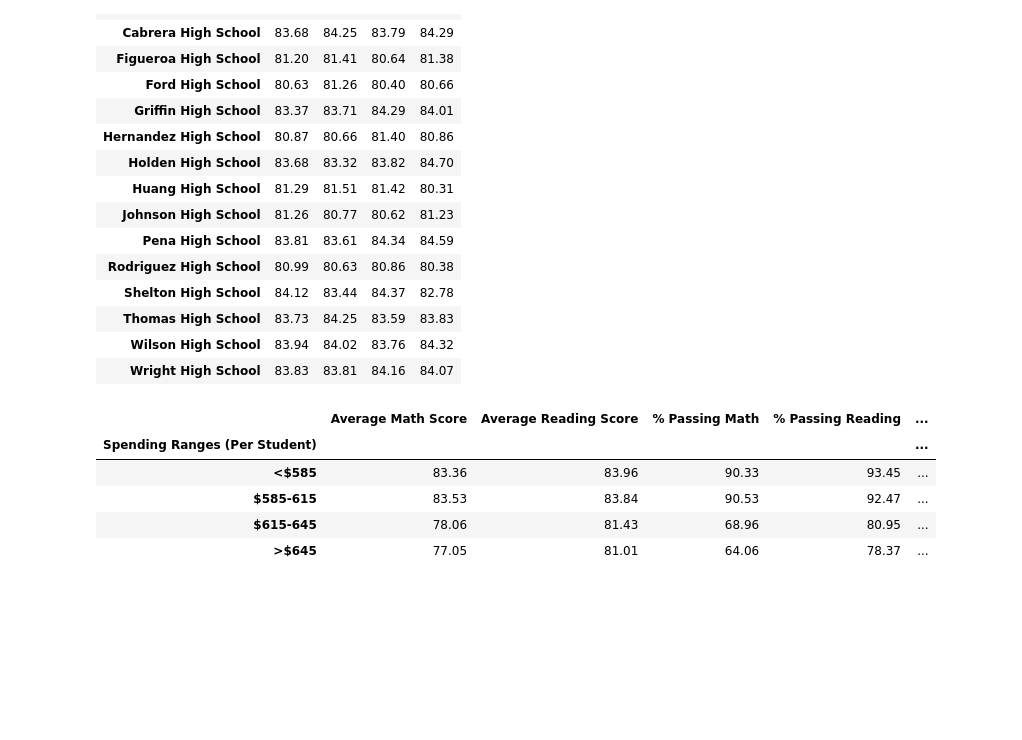
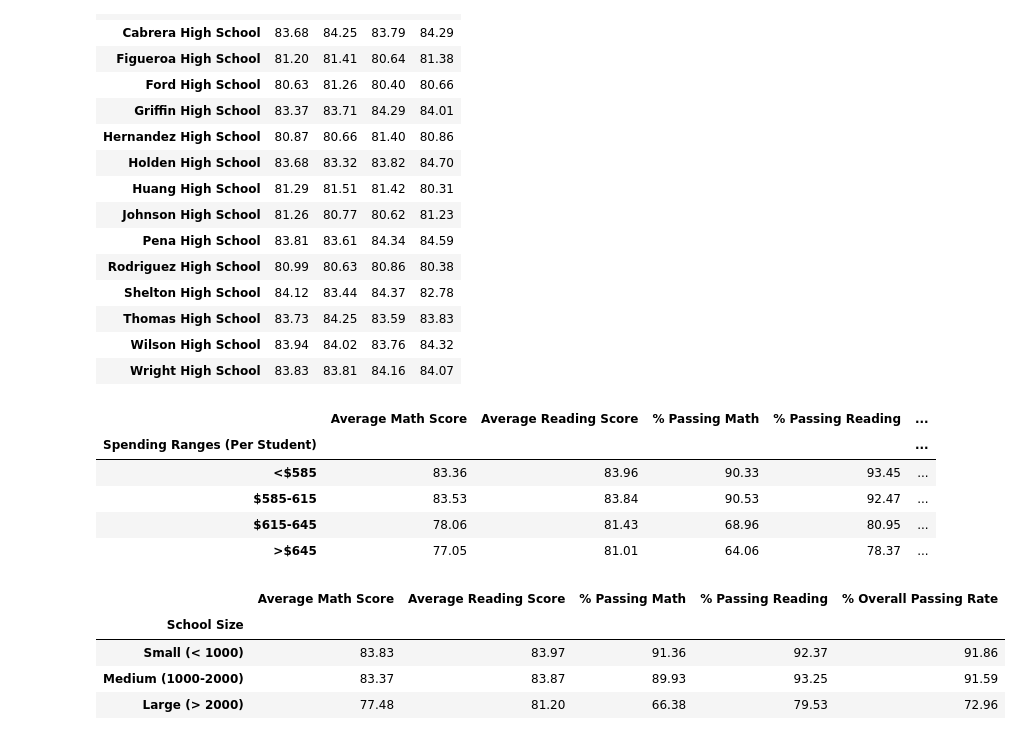
Before and after one commit to nblase22/pandas-pandas-pandas, a Jupyter notebook: PyCitySchools/PyCitySchools.ipynb, the cells around one changed output. Cells and saved outputs as stored; diff of their text form; code cells hidden in the pictures; blank space fills up the shorter version.

```diff
--- a/PyCitySchools/PyCitySchools.ipynb
+++ b/PyCitySchools/PyCitySchools.ipynb
@@ -275,0 +272,47 @@ group_bins_reindex.reindex(["<$585", "$585-615", "$615-645", " >$645"])
+# %%
+# Scores by school size
+# create the bins and group names
+bins_ss = [0, 1000, 2000, 10000]
+group_names_ss = ["Small (< 1000)", "Medium (1000-2000)", "Large (> 2000)"]
+
+# add the bin groups to the main data frame
+double_merger["School Size"] = pd.cut(double_merger["Total Students"], bins_ss, labels=group_names_ss)
+
+# group by the size range
+group_size = double_merger.groupby(['School Size'])
+
+# Get the averages
+
+ss_math_avg = round(group_size["math_score"].mean(), 2)
+ss_read_avg = round(group_size["reading_score"].mean(), 2)
+
+# getting the percentages
+total_students_ss = group_size["Student ID"].count()
+only_pass_math_ss = double_merger.loc[double_merger["math_score"] > 70]
+only_pass_read_ss = double_merger.loc[double_merger["reading_score"] > 70]
+
+ossm_group = only_pass_math_ss.groupby("School Size")
+ossr_group = only_pass_read_ss.groupby("School Size")
+
+count_pass_math_ss = ossm_group["Student ID"].count()
+count_pass_read_ss = ossr_group["Student ID"].count()
+
+pct_pass_math_ss = round(count_pass_math_ss/total_students_ss * 100, 2)
+pct_pass_read_ss = round(count_pass_read_ss/total_students_ss * 100, 2)
+overall_pass_ss = round((pct_pass_math_ss+pct_pass_read_ss)/2, 2)
+
+# making the data frame
+group_bins_ss = pd.DataFrame({"Average Math Score": ss_math_avg, "Average Reading Score": ss_read_avg,
+                          "% Passing Math": pct_pass_math_ss, "% Passing Reading": pct_pass_read_ss,
+                          "% Overall Passing Rate": overall_pass_ss})
+
+group_bins_reindex_ss = group_bins_ss[["Average Math Score", "Average Reading Score", "% Passing Math"
+                                , "% Passing Reading", "% Overall Passing Rate"]]
+
+group_bins_reindex_ss.reindex(["Small (< 1000)", "Medium (1000-2000)", "Large (> 2000)"])
+# %% [output]
+|  | Average Math Score | Average Reading Score | % Passing Math | % Passing Reading | % Overall Passing Rate |
+| School Size |  |  |  |  |  |
+| Small (< 1000) | 83.83 | 83.97 | 91.36 | 92.37 | 91.86 |
+| Medium (1000-2000) | 83.37 | 83.87 | 89.93 | 93.25 | 91.59 |
+| Large (> 2000) | 77.48 | 81.20 | 66.38 | 79.53 | 72.96 |
```
Also changed, not shown: parts of 7 cells of this notebook.
